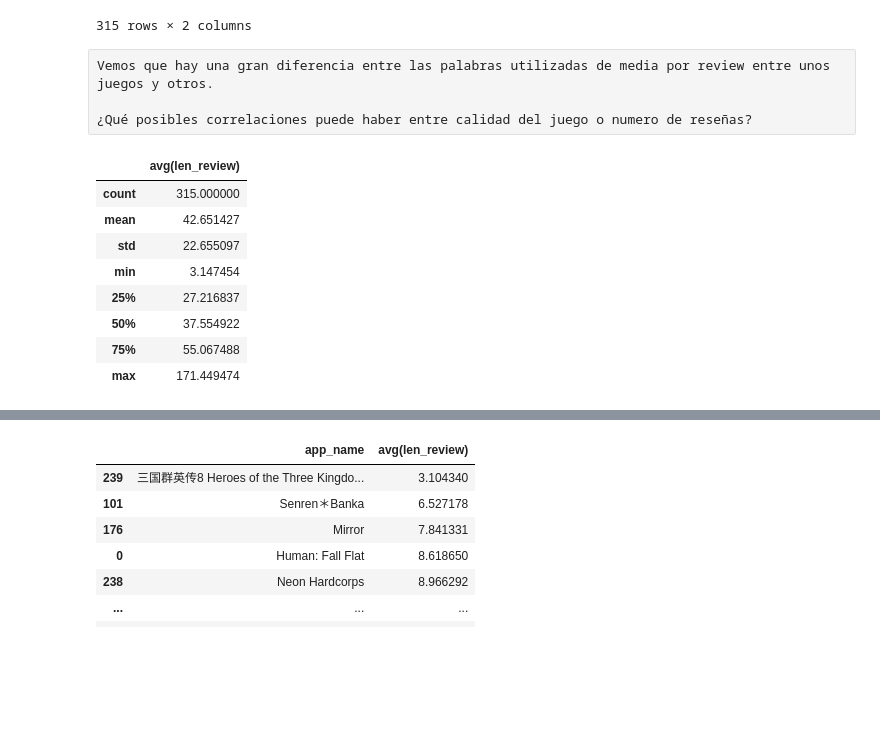
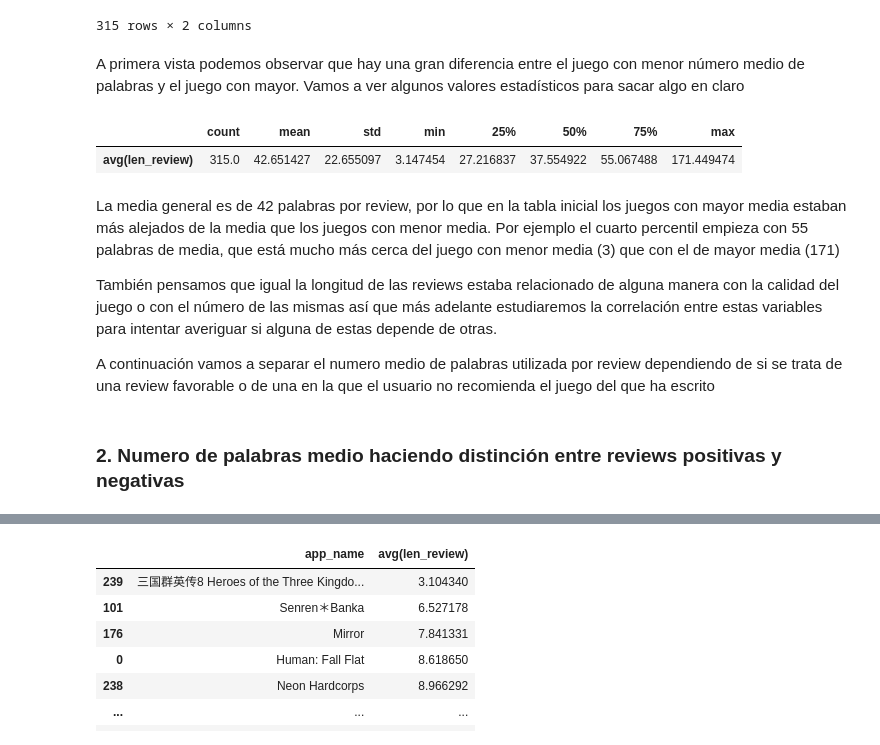
Before and after one commit to AlbertoGarciaDomenech/Proyecto-Final-CLOUD, a Jupyter notebook: csv generados/csv_steam.ipynb, the cells around one changed output, grey strips where cells are left out. Cells and saved outputs as stored; diff of their text form; code cells hidden in the pictures; blank space fills up the shorter version.

```diff
--- a/csv generados/csv_steam.ipynb
+++ b/csv generados/csv_steam.ipynb
@@ -98,19 +33,18 @@ df_avg.sort_values(by=['avg(len_review)'])
 | 47 | Torment: Tides of Numenera | 159.705082 |
 | 30 | Secret of Mana | 171.449474 |
 315 rows × 2 columns
-# %% [raw]
-Vemos que hay una gran diferencia entre las palabras utilizadas de media por review entre unos juegos y otros.
-
-¿Qué posibles correlaciones puede haber entre calidad del juego o numero de reseñas?
+# %% [markdown]
+A primera vista podemos observar que hay una gran diferencia entre el juego con menor número medio de palabras y el juego con mayor. Vamos a ver algunos valores estadísticos para sacar algo en claro
 # %%
-df_avg.describe()
+df_avg.describe().transpose()
 # %% [output]
-|  | avg(len_review) |
-| count | 315.000000 |
-| mean | 42.651427 |
-| std | 22.655097 |
-| min | 3.147454 |
-| 25% | 27.216837 |
-| 50% | 37.554922 |
-| 75% | 55.067488 |
-| max | 171.449474 |
+|  | count | mean | std | min | 25% | 50% | 75% | max |
+| avg(len_review) | 315.0 | 42.651427 | 22.655097 | 3.147454 | 27.216837 | 37.554922 | 55.067488 | 171.449474 |
+# %% [markdown]
+La media general es de 42 palabras por review, por lo que en la tabla inicial los juegos con mayor media estaban más alejados de la media que los juegos con menor media. Por ejemplo el cuarto percentil empieza con 55 palabras de media, que está mucho más cerca del juego con menor media (3) que con el de mayor media (171)
+
+También pensamos que igual la longitud de las reviews estaba relacionado de alguna manera con la calidad del juego o con el número de las mismas así que más adelante estudiaremos la correlación entre estas variables para intentar averiguar si alguna de estas depende de otras.
+
+A continuación vamos a separar el numero medio de palabras utilizada por review dependiendo de si se trata de una review favorable o de una en la que el usuario no recomienda el juego del que ha escrito
+# %% [markdown]
+### 2. Numero de palabras medio haciendo distinción entre reviews positivas y negativas
```
Also changed, not shown: parts of 84 cells of this notebook.
